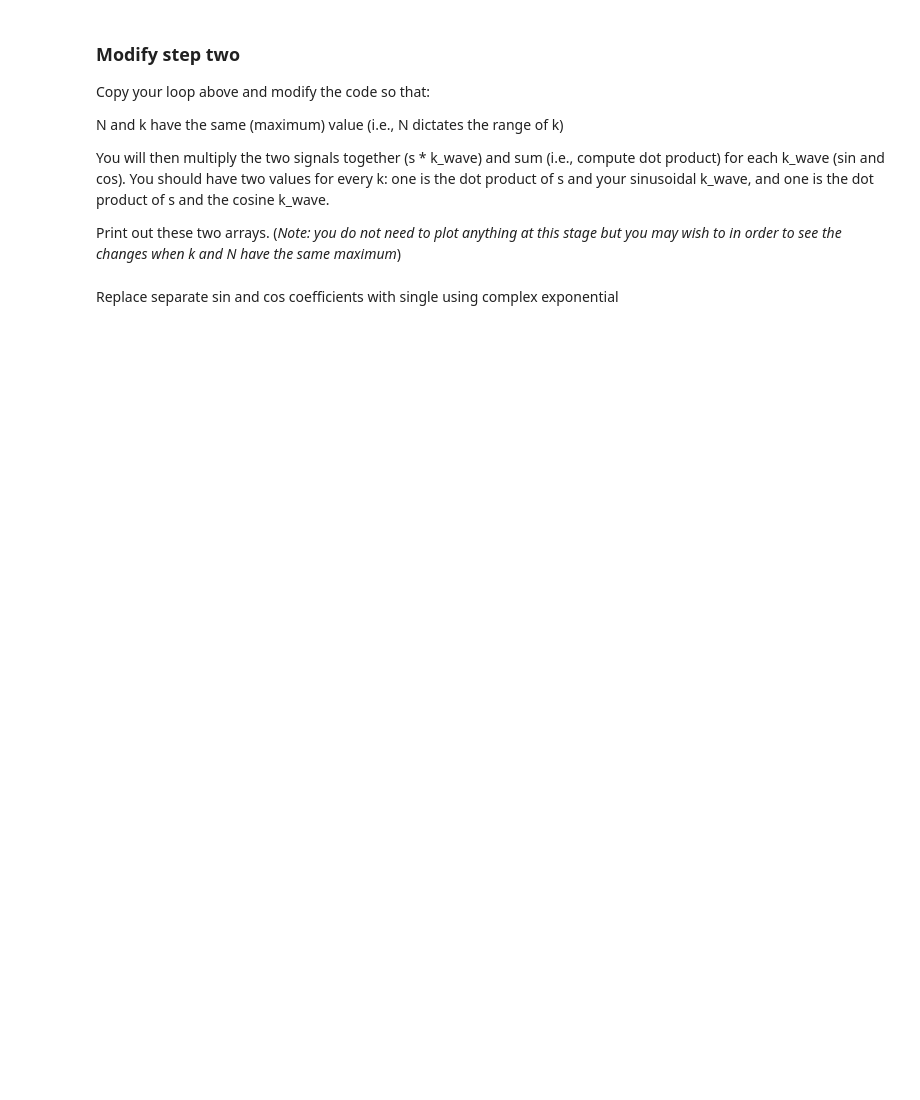
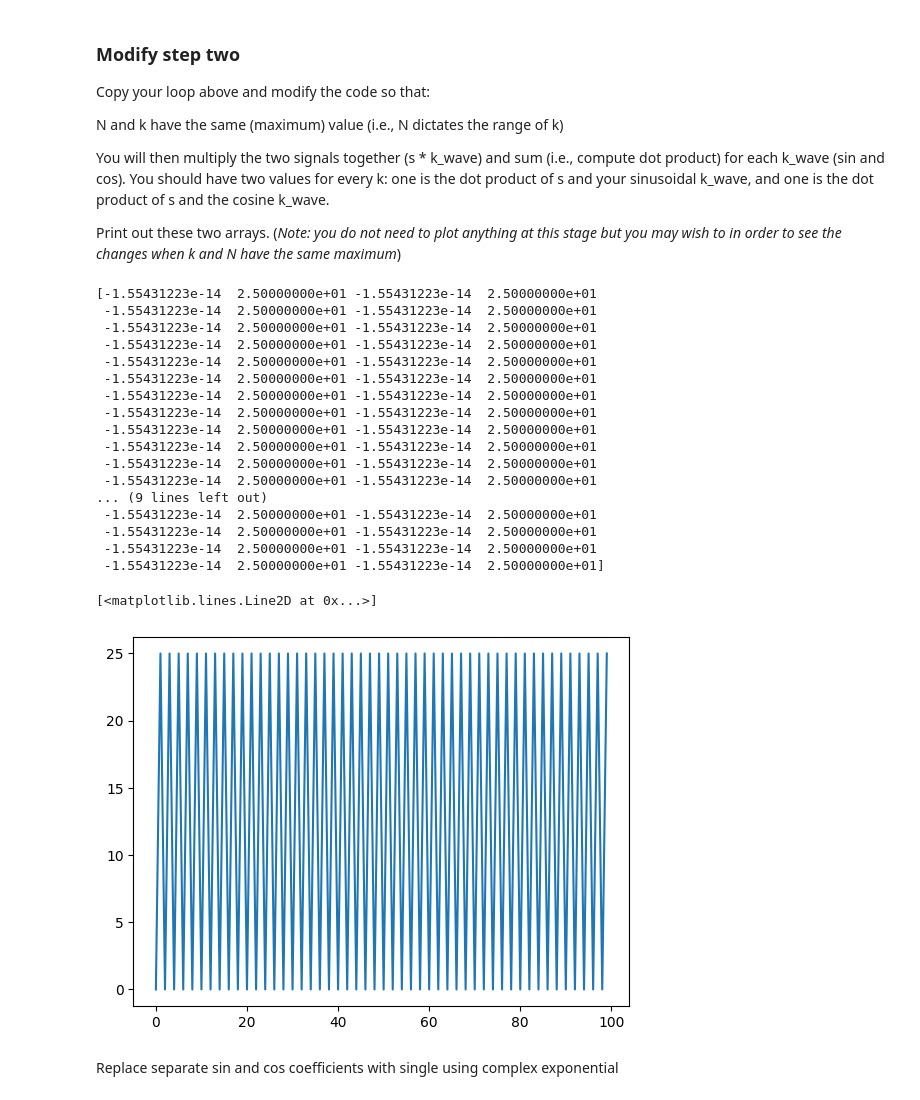
Before and after one commit to jwesterstahl/AudioTechII, a Jupyter notebook: Activities/Activity5_DFT.ipynb, the cells around one changed output. Cells and saved outputs as stored; diff of their text form; code cells hidden in the pictures; blank space fills up the shorter version.

```diff
--- a/Activities/Activity5_DFT.ipynb
+++ b/Activities/Activity5_DFT.ipynb
@@ -64,19 +66,40 @@ Print out these two arrays. (*Note: you do not need to plot anything at this sta
 # %%
 # your code here
 X_k = np.array([]) # initialize empty array
 
 for i in range(N):
     # Generate cosine and sine waves for the current value of i
-    cos_wave =  # use the time array you specified in step one ("n")
-    sin_wave =
+    cos_wave =  np.cos(2 * np.pi * k *n/N)# use the time array you specified in step one ("n")
+    sin_wave =  np.sin(2 * np.pi * k *n/N)
 
     # append to array: cos - j sin, as a tuple for each component k:
     # multiply original signal, s, with each coefficient and sum each:
-    c_coeff_k =
-    s_coeff_k =
+    c_coeff_k = np.sum(s*cos_wave)
+    s_coeff_k = np.sum(s*sin_wave)
 
     X_k = np.append(X_k, [c_coeff_k, s_coeff_k])
 
 print(X_k)
+plt.plot(X_k)
+# %% [output]
+[-1.55431223e-14  2.50000000e+01 -1.55431223e-14  2.50000000e+01
+ -1.55431223e-14  2.50000000e+01 -1.55431223e-14  2.50000000e+01
+ -1.55431223e-14  2.50000000e+01 -1.55431223e-14  2.50000000e+01
+ -1.55431223e-14  2.50000000e+01 -1.55431223e-14  2.50000000e+01
+ -1.55431223e-14  2.50000000e+01 -1.55431223e-14  2.50000000e+01
+ -1.55431223e-14  2.50000000e+01 -1.55431223e-14  2.50000000e+01
+ -1.55431223e-14  2.50000000e+01 -1.55431223e-14  2.50000000e+01
+ -1.55431223e-14  2.50000000e+01 -1.55431223e-14  2.50000000e+01
+ -1.55431223e-14  2.50000000e+01 -1.55431223e-14  2.50000000e+01
+ -1.55431223e-14  2.50000000e+01 -1.55431223e-14  2.50000000e+01
+ -1.55431223e-14  2.50000000e+01 -1.55431223e-14  2.50000000e+01
+ -1.55431223e-14  2.50000000e+01 -1.55431223e-14  2.50000000e+01
+... (9 lines left out)
+ -1.55431223e-14  2.50000000e+01 -1.55431223e-14  2.50000000e+01
+ -1.55431223e-14  2.50000000e+01 -1.55431223e-14  2.50000000e+01
+ -1.55431223e-14  2.50000000e+01 -1.55431223e-14  2.50000000e+01
+ -1.55431223e-14  2.50000000e+01 -1.55431223e-14  2.50000000e+01]
+[<matplotlib.lines.Line2D at 0x...>]
+[figure, added]
 # %% [markdown]
 Replace separate sin and cos coefficients with single using complex exponential
```
Also changed, not shown: parts of 4 cells of this notebook.
